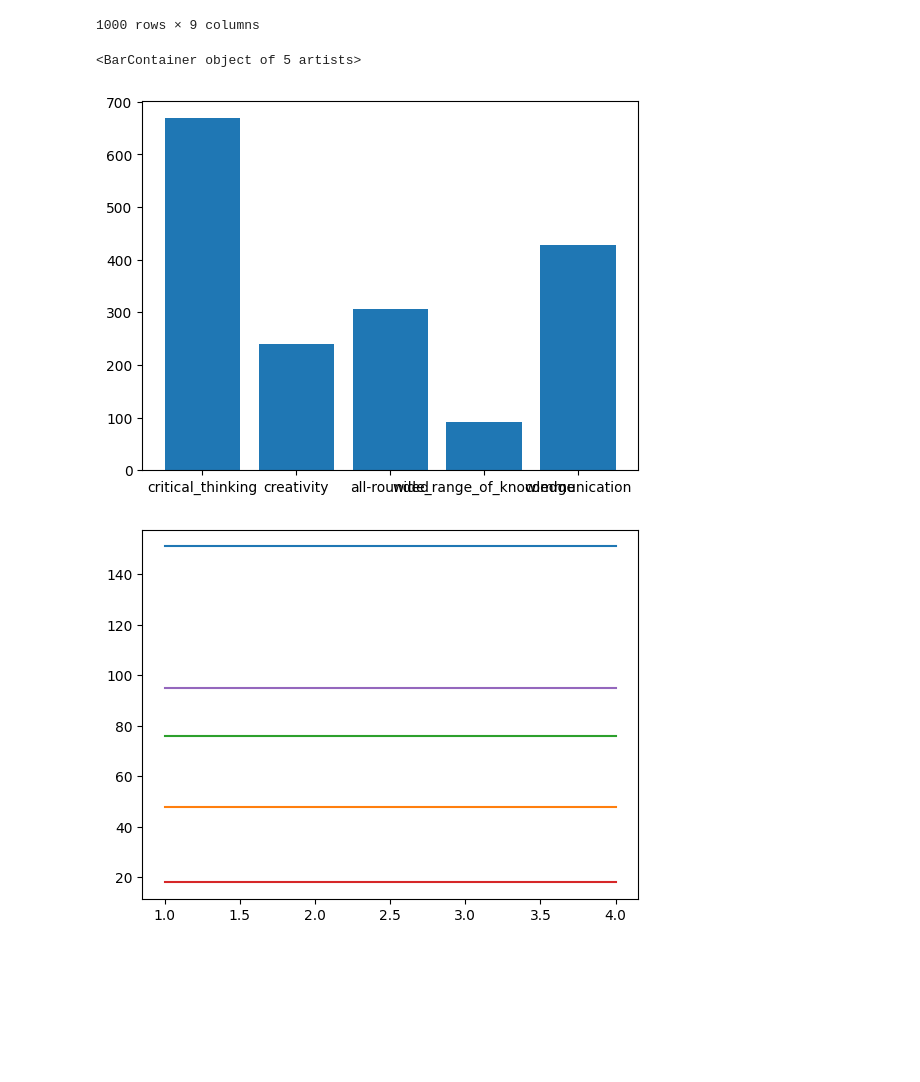
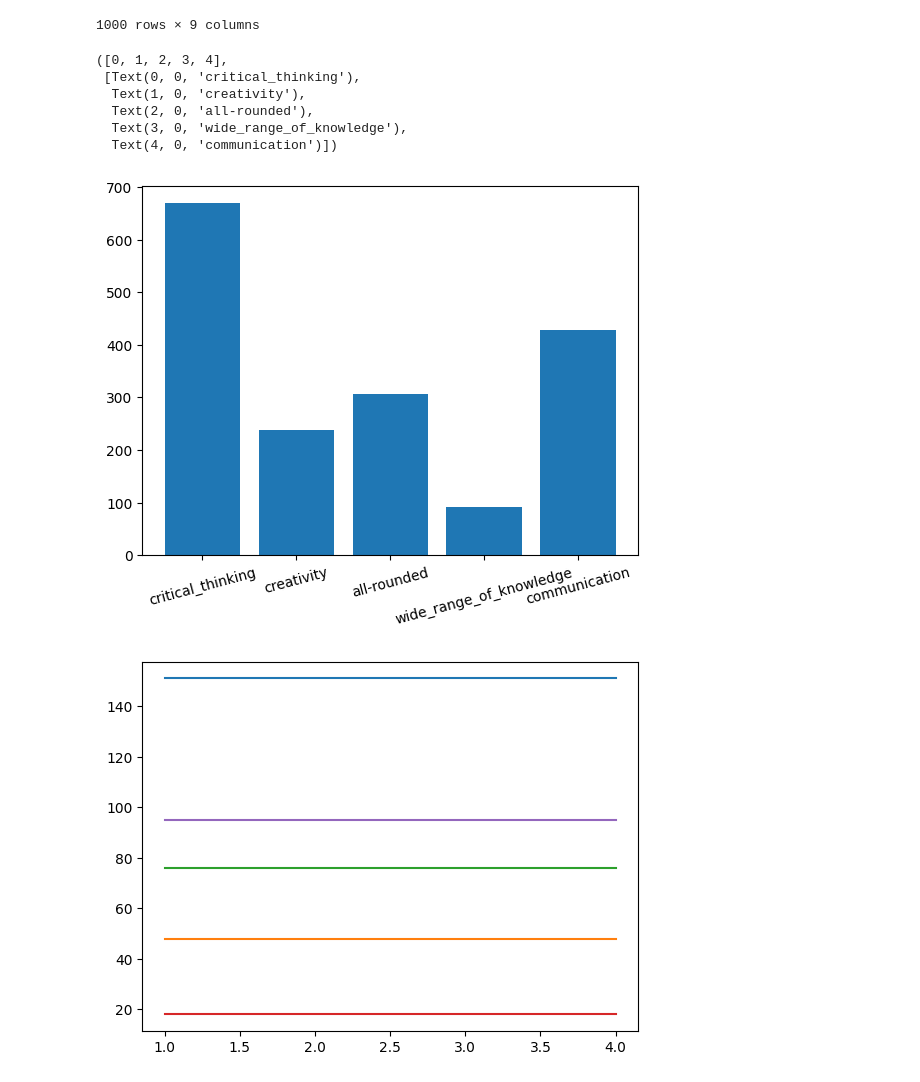
Before and after one commit to tanqiyuaneric/interview_simulation, a Jupyter notebook: classification.ipynb, the cells around one changed output. Drawn from its saved outputs; the diff is of its cells as text; code cells hidden in the pictures; blank space fills up the shorter version.

```diff
--- a/classification.ipynb
+++ b/classification.ipynb
@@ -47,11 +47,17 @@ df
 # %%
 from matplotlib import pyplot as plt
 
 
 plt.bar(df.columns[4:], [len(df[df[i]]) for i in df.columns[4:]])
+plt.xticks(rotation=15)
 # %% [output]
-<BarContainer object of 5 artists>
+([0, 1, 2, 3, 4],
+ [Text(0, 0, 'critical_thinking'),
+  Text(1, 0, 'creativity'),
+  Text(2, 0, 'all-rounded'),
+  Text(3, 0, 'wide_range_of_knowledge'),
+  Text(4, 0, 'communication')])
-[figure, old version]
+[figure, new version]
 # %%
 for j in df.columns[4:]:
     plt.plot([1, 2, 3, 4], [len(df[(df[j]) & (df['grade'] == 'first')]) for i in ['first', 'second', 'third', 'fourth']])
```
Also changed, not shown: 1 other file.
